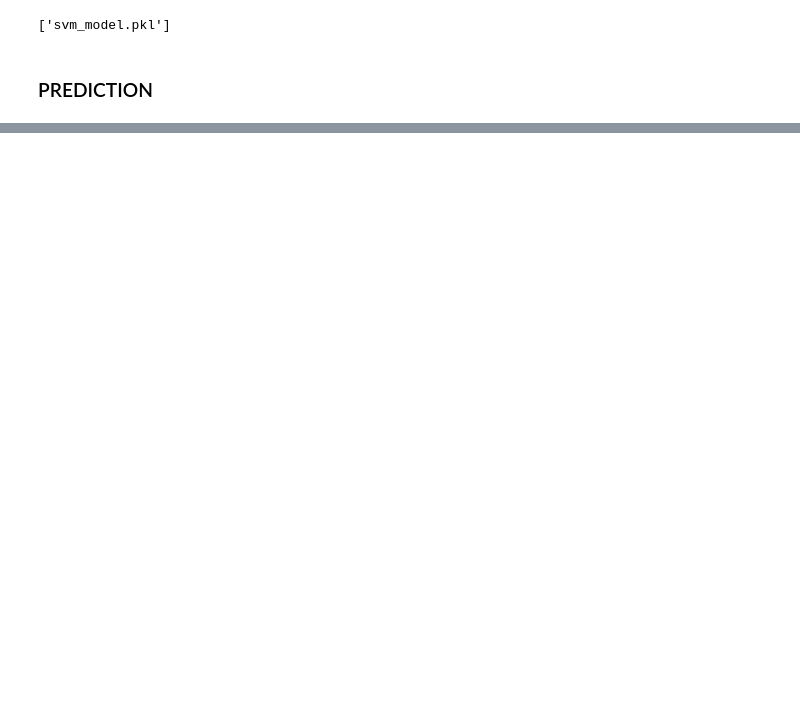
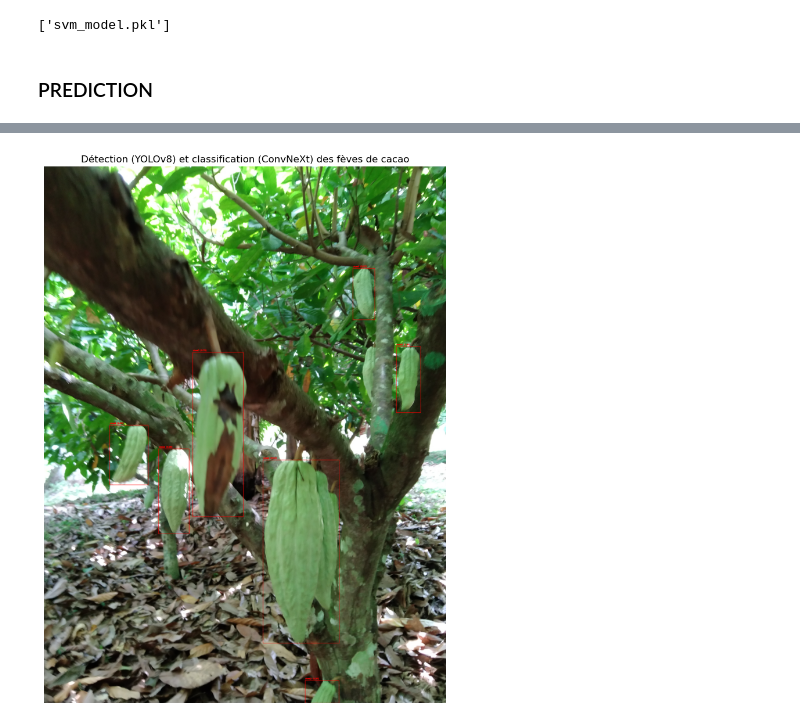
Before and after one commit to Welfare1/CocoaDiseases, a Jupyter notebook: amed.ipynb, the cells around one changed output, grey strips where cells are left out. Drawn from its saved outputs; the diff is of its cells as text; code cells hidden in the pictures; blank space fills up the shorter version.

```diff
--- a/amed.ipynb
+++ b/amed.ipynb
@@ -825,0 +755,19 @@ joblib.dump(svm_clf, "svm_model.pkl")
+# %%
+import cv2
+import numpy as np
+import tensorflow as tf
+import matplotlib.pyplot as plt
+from ultralytics import YOLO
+
+# --------------------------
+# 1. Chargement des modèles
+# --------------------------
+
+# Charger le modèle YOLOv8 personnalisé pour la détection des fèves de cacao.
+model_yolo = YOLO("Model/model_cacao.pt")
+
+# Charger le modèle de classification basé sur ConvNeXtSmall (sauvegardé au format SavedModel)
+classifier = tf.keras.models.load_model("Model/modele_convnext_small_mine_tf(e50).keras")
+
+# Définir les noms des classes de maladies (3 classes dans cet exemple)
+target_names = ["class0", "class1", "class2"]
@@ -825,0 +812,60 @@ joblib.dump(svm_clf, "svm_model.pkl")
+# %%
+import matplotlib.pyplot as plt
+import numpy as np
+import cv2
+
+# --------------------------
+# 3. Classification et affichage des résultats avec légende
+# --------------------------
+
+# Copie de l'image pour annoter les résultats
+output_img = img_rgb.copy()
+
+# Pour chaque détection (fève détectée), extraire la ROI, la classifier et afficher le résultat
+for (x1, y1, x2, y2, conf_det) in detections_list:
+    # Extraire la région d'intérêt correspondant à la fève
+    roi = orig_img[y1:y2, x1:x2]
+
+    # Préparation de la ROI pour le modèle de classification :
+    #  - Redimensionner à 224x224 (taille d'entrée du modèle)
+    #  - Convertir BGR -> RGB
+    roi_resized = cv2.resize(roi, (224, 224))
+    roi_rgb = cv2.cvtColor(roi_resized, cv2.COLOR_BGR2RGB)
+
+    # Prétraitement pour ConvNeXtSmall (normalisation)
+    roi_preprocessed = tf.keras.applications.convnext.preprocess_input(np.array(roi_rgb, dtype=np.float32))
+    roi_preprocessed = np.expand_dims(roi_preprocessed, axis=0)  # Ajout de la dimension batch
+
+    # Prédiction de la classe de maladie pour la ROI
+    pred_prob = classifier.predict(roi_preprocessed)  # Renvoie un vecteur de probabilités de forme (1, 3)
+    pred_class = np.argmax(pred_prob, axis=1)[0]
+    confidence_class = np.max(pred_prob)
+
+    # Création du label à afficher : nom de la maladie et score de confiance
+    label_text = f"{target_names[pred_class]} ({confidence_class:.2f})"
+
+    # Dessiner la bounding box avec une épaisseur plus grande
+    cv2.rectangle(output_img, (x1, y1), (x2, y2), (255, 0, 0), 4)  # Epaisseur du cadre augmentée à 4
+
+    # Augmenter la taille de la police dans cv2.putText()
+    cv2.putText(output_img, label_text, (x1, max(y1 - 10, 0)),
+                cv2.FONT_HERSHEY_SIMPLEX, 1, (255, 0, 0), 3)  # Taille de police 1 et épaisseur de texte 3
+
+# Affichage de l'image annotée avec Matplotlib
+plt.figure(figsize=(12, 12))
+plt.imshow(output_img)
+plt.axis("off")
+plt.title("Détection (YOLOv8) et classification (ConvNeXt) des fèves de cacao")
+
+# Légende : Associer chaque classe à une couleur
+class_labels = ["Sana", "Fito", "Monilia"]
+colors = [(255, 0, 0), (0, 255, 0), (0, 0, 255)]  # Rouge, Vert, Bleu
+
+# Création de la légende
+import matplotlib.patches as mpatches
+legend_handles = [mpatches.Patch(color=np.array(color)/255, label=label) for label, color in zip(class_labels, colors)]
+plt.legend(handles=legend_handles, loc="lower left", fontsize=12, title="Classes")
+
+# Afficher l'image
+plt.show()
+# %% [output]
@@ -825,0 +879 @@ joblib.dump(svm_clf, "svm_model.pkl")
+[figure, added]
```
Also changed, not shown: parts of 24 cells of this notebook, 6 other files.
